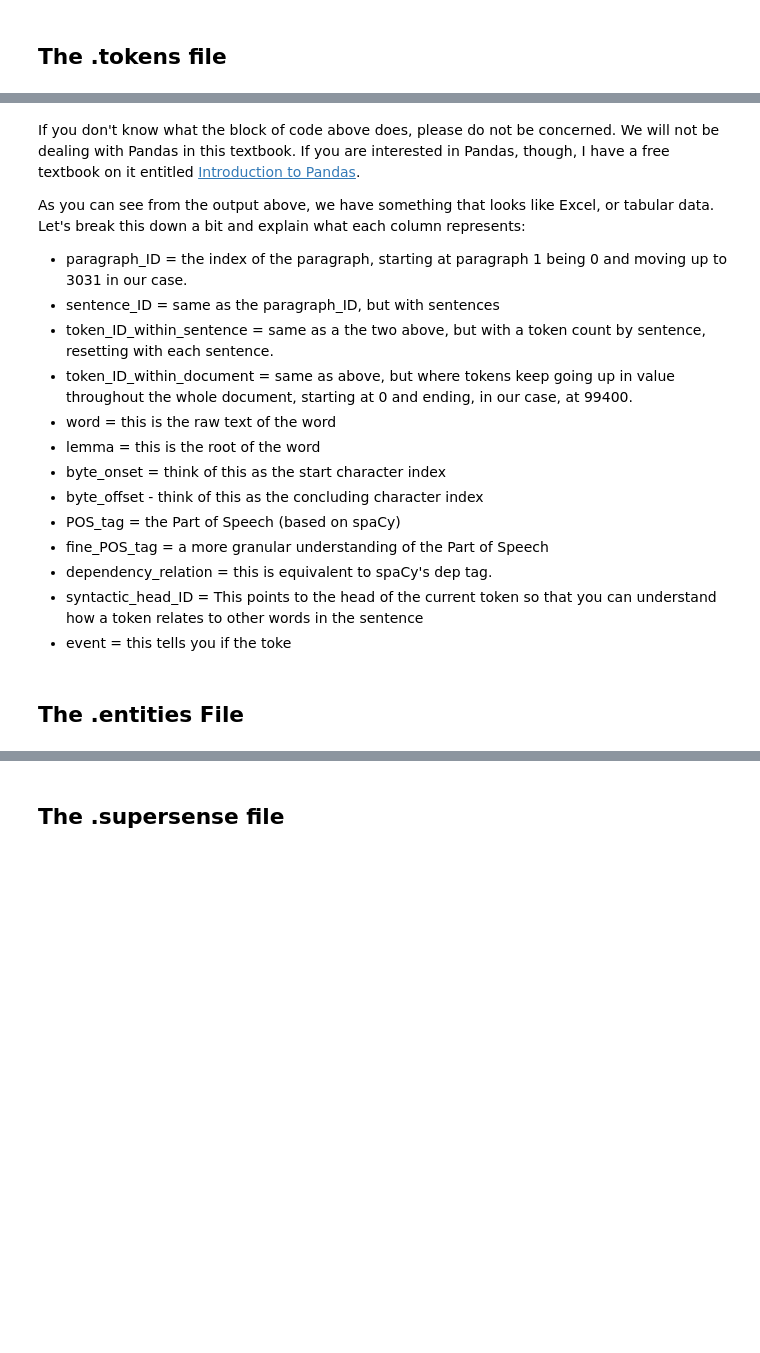
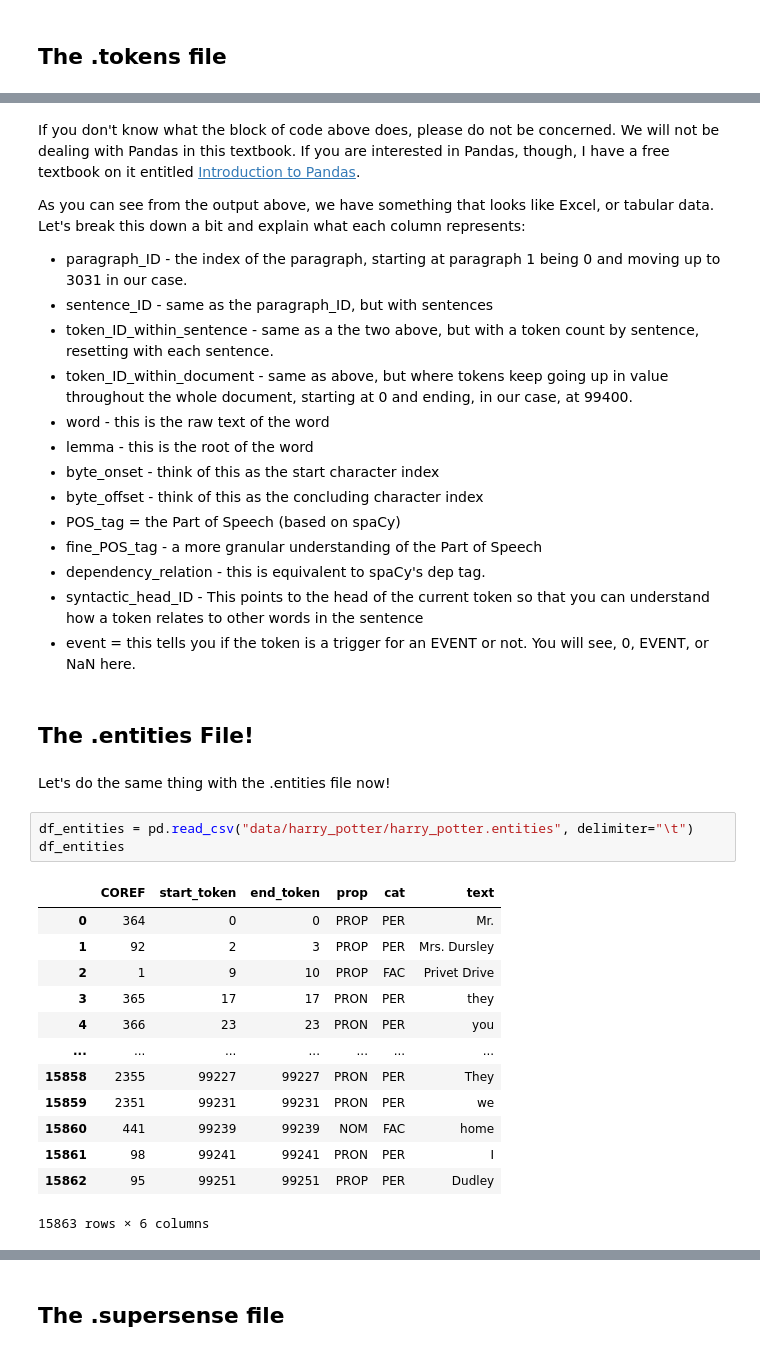
Before and after one commit to wjbmattingly/youtube_booknlp, a Jupyter notebook: 03_files.ipynb, the cells around one changed output, grey strips where cells are left out. Cells and saved outputs as stored; diff of their text form; blank space fills up the shorter version.

```diff
--- a/03_files.ipynb
+++ b/03_files.ipynb
@@ -51,18 +55,37 @@ If you don't know what the block of code above does, please do not be concerned.
 
 As you can see from the output above, we have something that looks like Excel, or tabular data. Let's break this down a bit and explain what each column represents:
 
-- paragraph_ID = the index of the paragraph, starting at paragraph 1 being 0 and moving up to 3031 in our case.
-- sentence_ID = same as the paragraph_ID, but with sentences
-- token_ID_within_sentence = same as a the two above, but with a token count by sentence, resetting with each sentence.
-- token_ID_within_document = same as above, but where tokens keep going up in value throughout the whole document, starting at 0 and ending, in our case, at 99400.
-- word = this is the raw text of the word
-- lemma = this is the root of the word
-- byte_onset = think of this as the start character index
+- paragraph_ID - the index of the paragraph, starting at paragraph 1 being 0 and moving up to 3031 in our case.
+- sentence_ID - same as the paragraph_ID, but with sentences
+- token_ID_within_sentence - same as a the two above, but with a token count by sentence, resetting with each sentence.
+- token_ID_within_document - same as above, but where tokens keep going up in value throughout the whole document, starting at 0 and ending, in our case, at 99400.
+- word - this is the raw text of the word
+- lemma - this is the root of the word
+- byte_onset - think of this as the start character index
 - byte_offset - think of this as the concluding character index
 - POS_tag = the Part of Speech (based on spaCy)
-- fine_POS_tag = a more granular understanding of the Part of Speech
-- dependency_relation = this is equivalent to spaCy's dep tag.
-- syntactic_head_ID = This points to the head of the current token so that you can understand how a token relates to other words in the sentence
-- event = this tells you if the toke
+- fine_POS_tag - a more granular understanding of the Part of Speech
+- dependency_relation - this is equivalent to spaCy's dep tag.
+- syntactic_head_ID - This points to the head of the current token so that you can understand how a token relates to other words in the sentence
+- event = this tells you if the token is a trigger for an EVENT or not. You will see, 0, EVENT, or NaN here.
 # %% [markdown]
-## The .entities File
+## The .entities File!
+# %% [markdown]
+Let's do the same thing with the .entities file now!
+# %%
+df_entities = pd.read_csv("data/harry_potter/harry_potter.entities", delimiter="\t")
+df_entities
+# %% [output]
+|  | COREF | start_token | end_token | prop | cat | text |
+| 0 | 364 | 0 | 0 | PROP | PER | Mr. |
+| 1 | 92 | 2 | 3 | PROP | PER | Mrs. Dursley |
+| 2 | 1 | 9 | 10 | PROP | FAC | Privet Drive |
+| 3 | 365 | 17 | 17 | PRON | PER | they |
+| 4 | 366 | 23 | 23 | PRON | PER | you |
+| ... | ... | ... | ... | ... | ... | ... |
+| 15858 | 2355 | 99227 | 99227 | PRON | PER | They |
+| 15859 | 2351 | 99231 | 99231 | PRON | PER | we |
+| 15860 | 441 | 99239 | 99239 | NOM | FAC | home |
+| 15861 | 98 | 99241 | 99241 | PRON | PER | I |
+| 15862 | 95 | 99251 | 99251 | PROP | PER | Dudley |
+15863 rows × 6 columns
```
Also changed, not shown: parts of 33 cells of this notebook, 13 other files.
